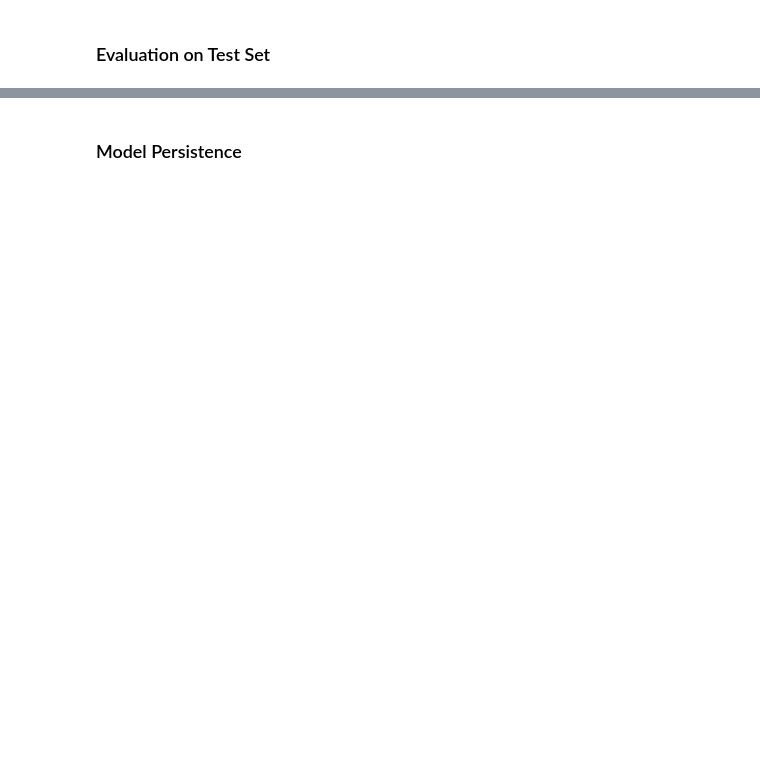
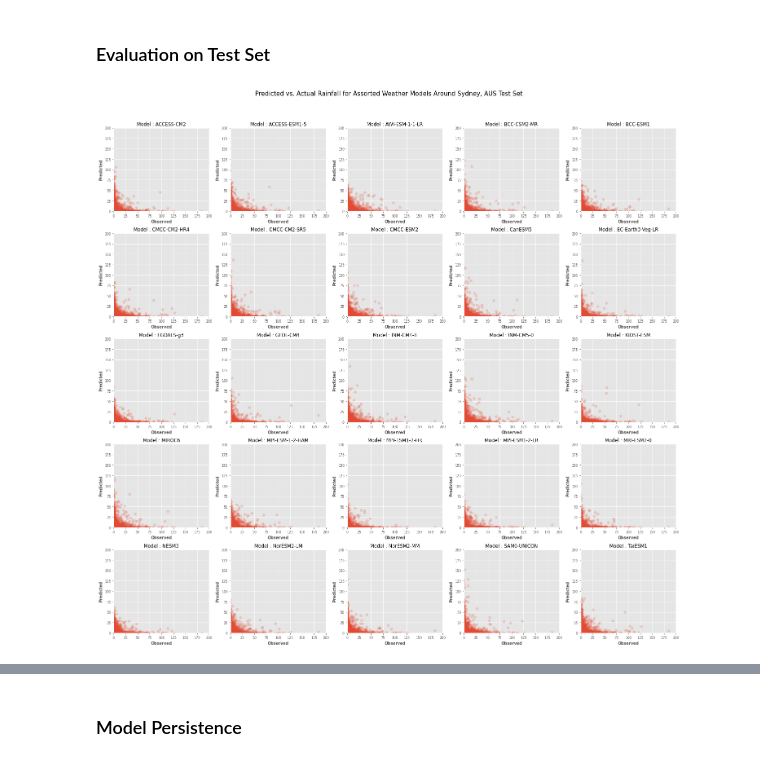
Before and after one commit to UBC-MDS/525_groub10, a Jupyter notebook: notebooks/03-ml_modelling_sklearn.ipynb, the cells around one changed output, grey strips where cells are left out. Saved outputs shown, nothing was run; the diff lists cells and outputs as text; code cells hidden in the pictures; blank space fills up the shorter version.

```diff
--- a/notebooks/03-ml_modelling_sklearn.ipynb
+++ b/notebooks/03-ml_modelling_sklearn.ipynb
@@ -143,18 +201,14 @@ rmse_train_dict["rf_ensemble"] = np.sqrt(-pd.DataFrame(grid_searcher.cv_results_
 # %% [markdown]
 ### Evaluation on Test Set
 # %%
-fig,ax = plt.subplots(nrows=5, ncols=5, figsize=(20,20))
-fig.suptitle("Predicted vs. Actual Rainfall for Assorted Weather Models Around Sydney, AUS \n Test Set", fontsize=15)
+plot_rain_models(df_test,title="Predicted vs. Actual Rainfall for Assorted Weather Models Around Sydney, AUS Test Set")
 
 rmse_test_dict = {}
 
 for i in range(0,25):
-    ax[i//5, i % 5].scatter(df_test.iloc[:,25], df_test.iloc[:,i], alpha=0.2)
-    ax[i//5, i % 5].set_title(f"Model : {df_train.columns[i]}")
-    ax[i//5, i % 5].set_xlim([0, 200])
-    ax[i//5, i % 5].set_ylim([0, 200])
-
     rmse_test_dict[df_test.columns[i]] = np.sqrt(mean_squared_error(df_test.iloc[:,25],df_test.iloc[:,i]))
+# %% [output]
+[figure, added]
 # %%
 X_test,y_test = df_test.loc[:,model_names].values, df_test["observed_rainfall"].values
 y_test_pred = grid_searcher.best_estimator_.predict(X_test)
```
Also changed, not shown: parts of 9 cells of this notebook, 1 other file.
